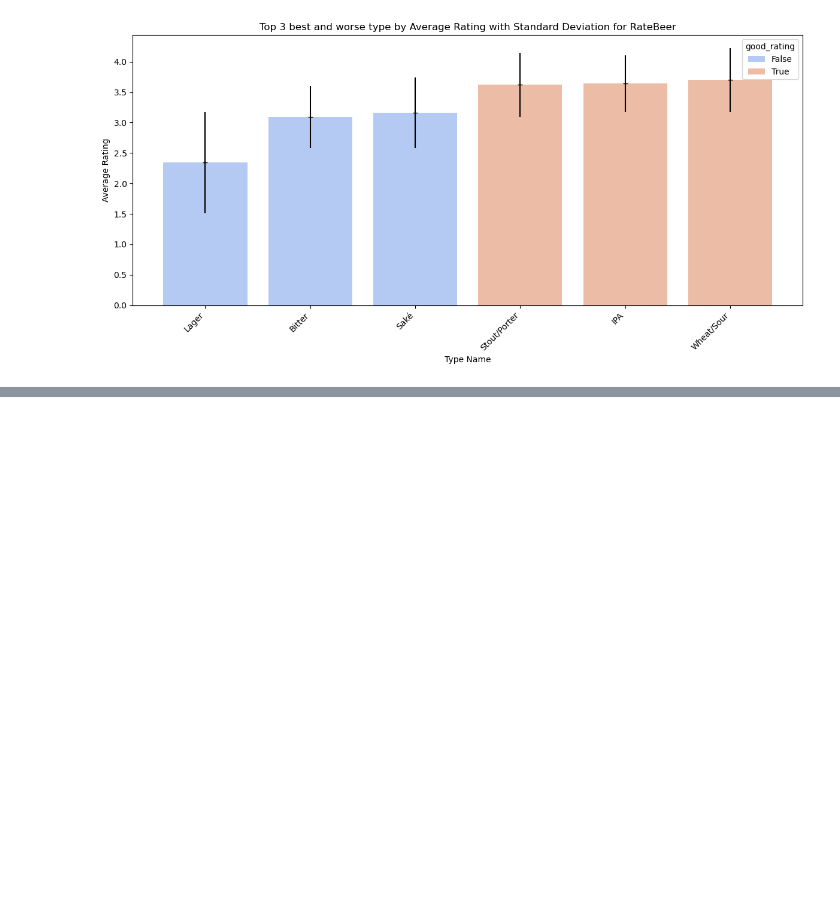
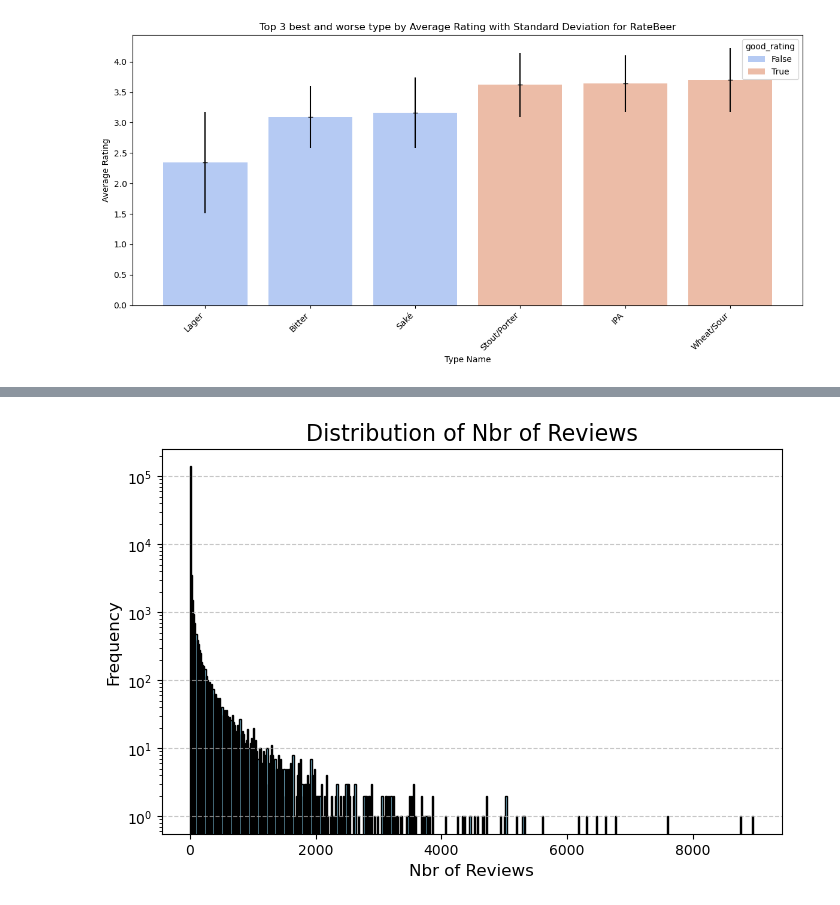
Before and after one commit to epfl-ada/ada-2024-project-bada55, a Jupyter notebook: results.ipynb, the cells around one changed output, grey strips where cells are left out. Drawn from its saved outputs; the diff is of its cells as text; code cells hidden in the pictures; blank space fills up the shorter version.

```diff
--- a/results.ipynb
+++ b/results.ipynb
@@ -541,0 +712,10 @@ plt.show()
+# %%
+plt.figure(figsize=(8, 5))
+plt.hist(ba_users_joined['nbr_reviews'].dropna(), log=True, bins=500, color='skyblue', edgecolor='black')
+plt.title('Distribution of Nbr of Reviews', fontsize=16)
+plt.xlabel('Nbr of Reviews', fontsize=12)
+plt.ylabel('Frequency', fontsize=12)
+plt.grid(axis='y', linestyle='--', alpha=0.7)
+plt.show()
+# %% [output]
+[figure, added]
```
Also changed, not shown: parts of 20 cells of this notebook, 3 other files.
